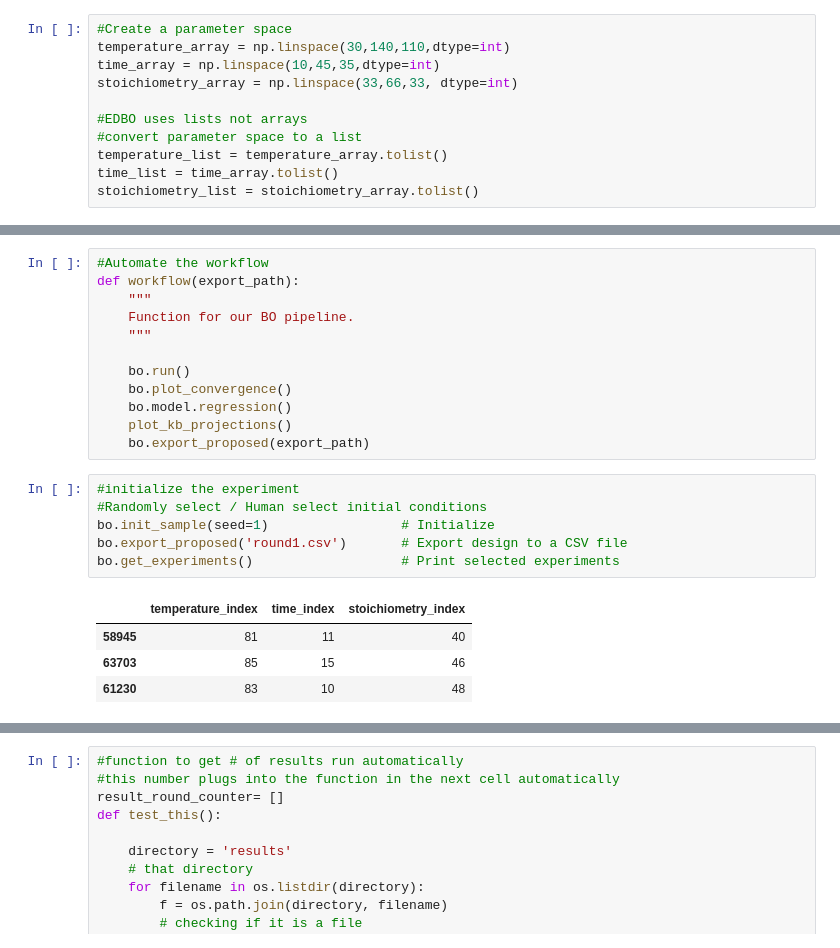
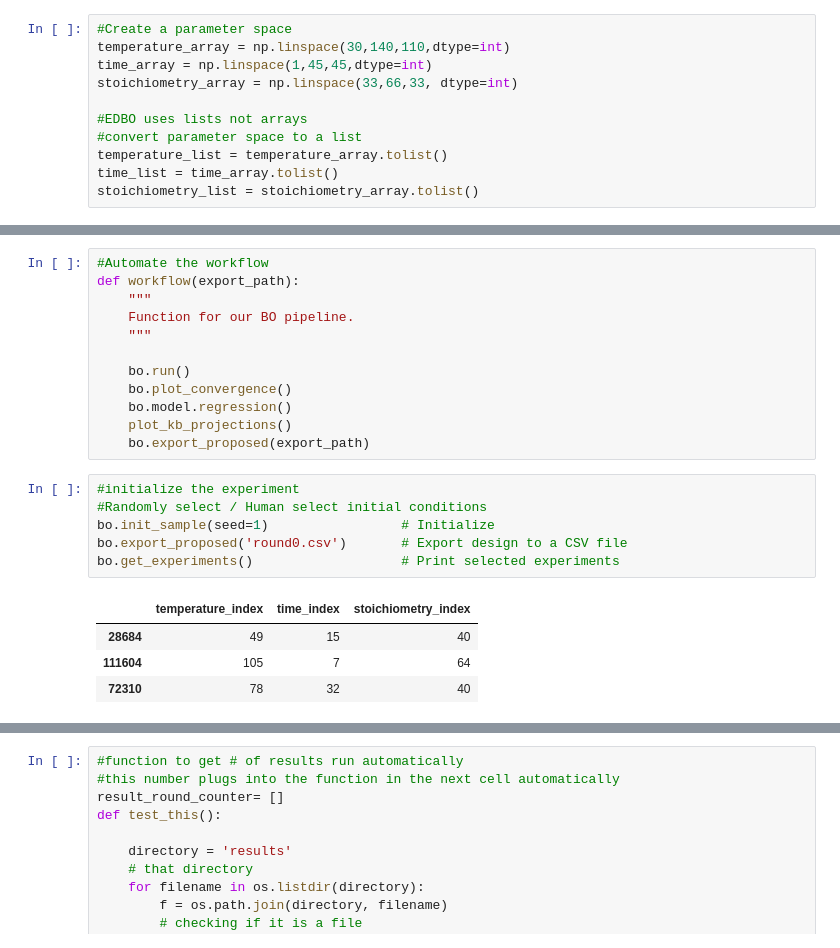
Before and after one commit to Sanjay-Iyer/git_1, a Jupyter notebook: edbo/examples/AFRL_official/CFR_official.ipynb, the cells around one changed output, grey strips where cells are left out. Drawn from its saved outputs; the diff is of its cells as text.

```diff
--- a/edbo/examples/AFRL_official/CFR_official.ipynb
+++ b/edbo/examples/AFRL_official/CFR_official.ipynb
@@ -15,7 +15,7 @@ from dash import Dash, dcc, html, Input, Output
 # %%
 #Create a parameter space
 temperature_array = np.linspace(30,140,110,dtype=int)
-time_array = np.linspace(10,45,35,dtype=int)
+time_array = np.linspace(1,45,45,dtype=int)
 stoichiometry_array = np.linspace(33,66,33, dtype=int)
 
 #EDBO uses lists not arrays
@@ -85,14 +85,14 @@ def workflow(export_path):
 # %%
 #initialize the experiment
 #Randomly select / Human select initial conditions
 bo.init_sample(seed=1)                 # Initialize
-bo.export_proposed('round1.csv')       # Export design to a CSV file
+bo.export_proposed('round0.csv')       # Export design to a CSV file
 bo.get_experiments()                   # Print selected experiments
 # %% [output]
 |  | temperature_index | time_index | stoichiometry_index |
-| 58945 | 81 | 11 | 40 |
-| 63703 | 85 | 15 | 46 |
-| 61230 | 83 | 10 | 48 |
+| 28684 | 49 | 15 | 40 |
+| 111604 | 105 | 7 | 64 |
+| 72310 | 78 | 32 | 40 |
 # %%
 #Main Module
 #run this cell and add results/plots of current round, and make predictions for next experiment
```
Also changed, not shown: parts of 5 cells of this notebook, 9 other files.
